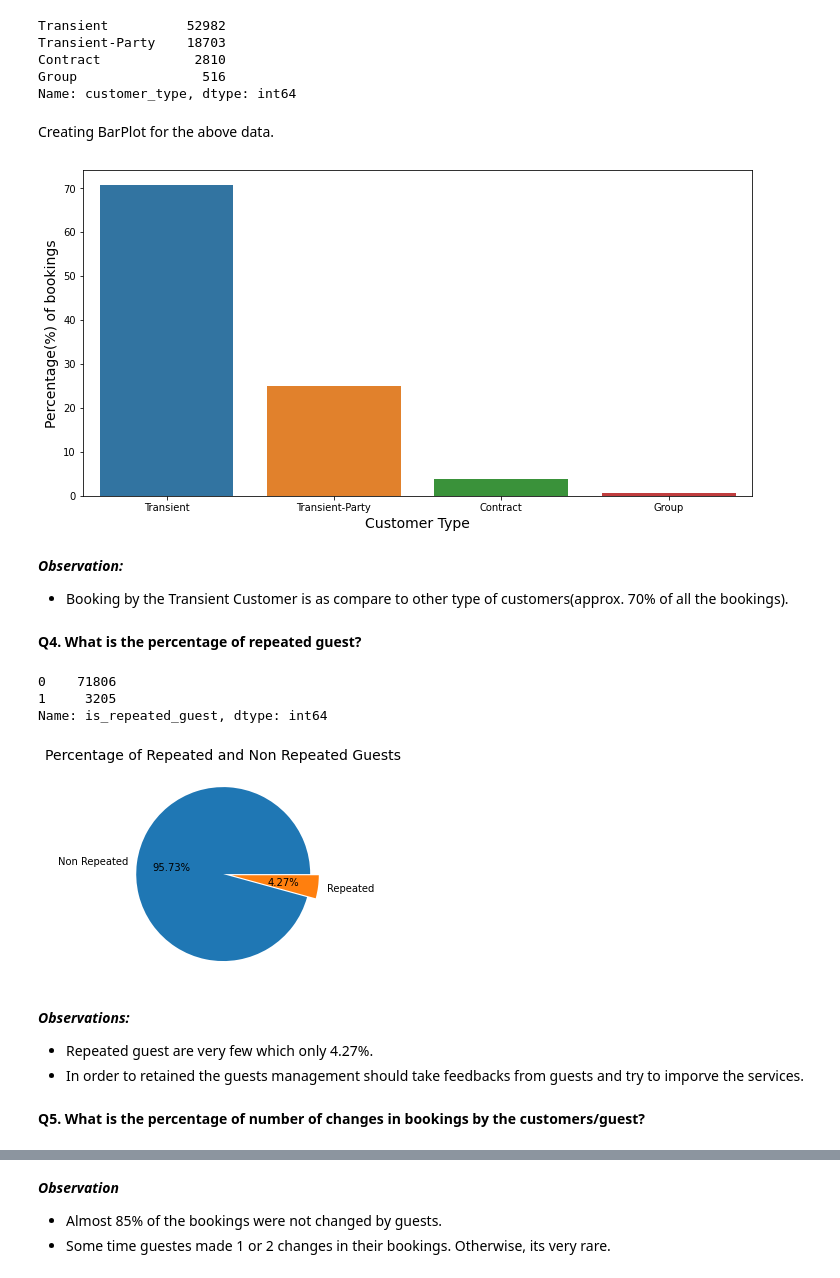
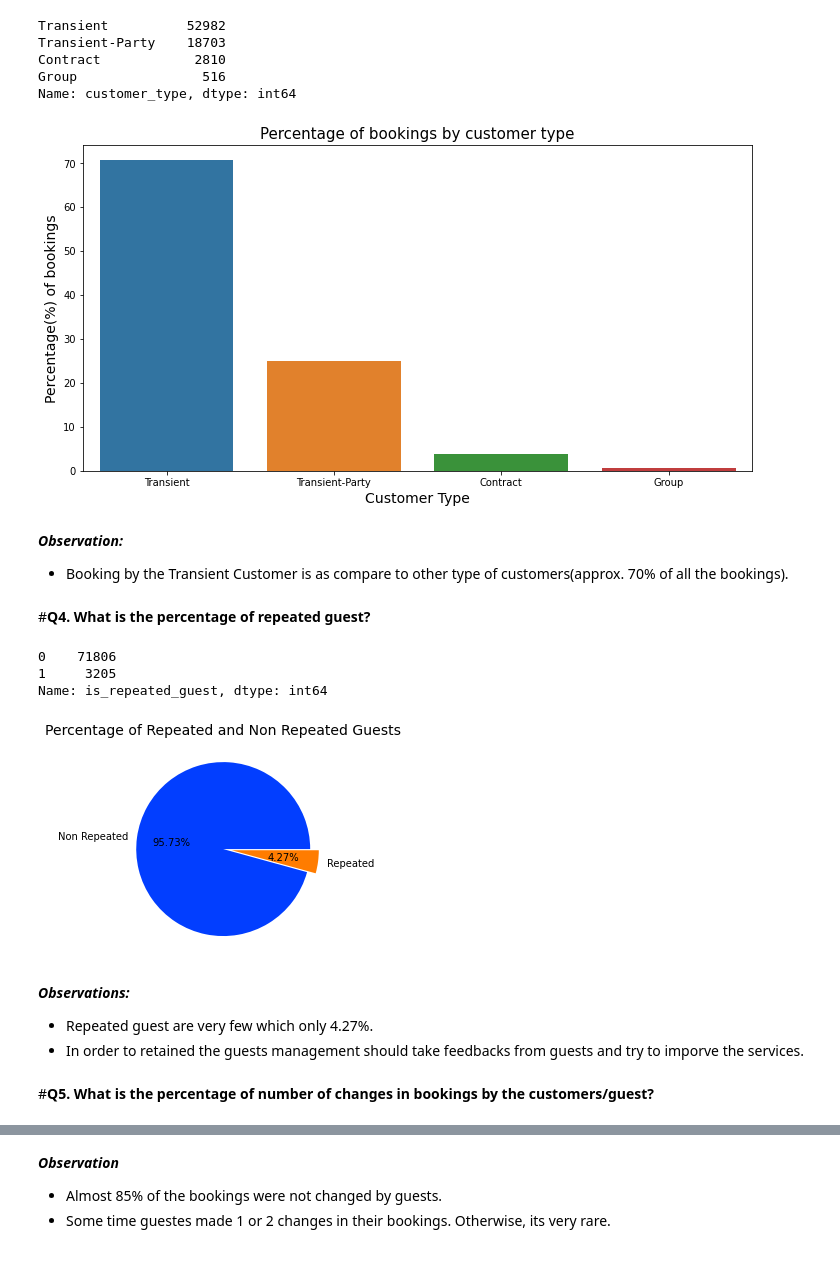
Before and after one commit to raoak18/Hotels-Data-Analysis-EDA, a Jupyter notebook: Hotel_Booking_Analysis_Capstone_Project.ipynb, the cells around one changed output, grey strips where cells are left out. Drawn from its saved outputs; the diff is of its cells as text; code cells hidden in the pictures.

```diff
--- a/Hotel_Booking_Analysis_Capstone_Project.ipynb
+++ b/Hotel_Booking_Analysis_Capstone_Project.ipynb
@@ -317,21 +311,20 @@ Transient-Party    18703
 Contract            2810
 Group                516
 Name: customer_type, dtype: int64
-# %% [markdown]
-Creating BarPlot for the above data.
 # %%
 plt.figure(figsize=(12,6))
 sns.barplot(x=customer_type.index, y=(customer_type.values*100)/non_canceled['customer_type'].count())
 plt.xlabel("Customer Type", fontsize=14)
 plt.ylabel('Percentage(%) of bookings', fontsize=14)
+plt.title("Percentage of bookings by customer type", fontsize=15)
 plt.show()
 # %% [output]
-[figure, old version]
+[figure, new version]
 # %% [markdown]
 ***Observation:***
 * Booking by the Transient Customer is as compare to other type of customers(approx. 70% of all the bookings).
 # %% [markdown]
-**Q4. What is the percentage of repeated guest?**
+#**Q4. What is the percentage of repeated guest?**
 # %%
 repeated_guest=non_canceled['is_repeated_guest'].value_counts()
 repeated_guest
@@ -340,17 +333,17 @@ repeated_guest
 1     3205
 Name: is_repeated_guest, dtype: int64
 # %%
-plt.pie(repeated_guest, labels=['Non Repeated', 'Repeated'],explode=[0,0.1], autopct='%1.2f%%')
+plt.pie(repeated_guest, labels=['Non Repeated', 'Repeated'],explode=[0,0.1],colors=palette_color,  autopct='%1.2f%%')
 plt.title("Percentage of Repeated and Non Repeated Guests", fontsize=14)
 plt.show()
 # %% [output]
-[figure, old version]
+[figure, new version]
 # %% [markdown]
 ***Observations:***
 * Repeated guest are very few which only 4.27%.
 * In order to retained the guests management should take feedbacks from guests and try to imporve the services.
 # %% [markdown]
-**Q5. What is the percentage of number of changes in bookings by the customers/guest?**
+#**Q5. What is the percentage of number of changes in bookings by the customers/guest?**
 # %%
 booking_changes=non_canceled['booking_changes'].value_counts()
 # %%
```
Also changed, not shown: parts of 54 cells of this notebook.
